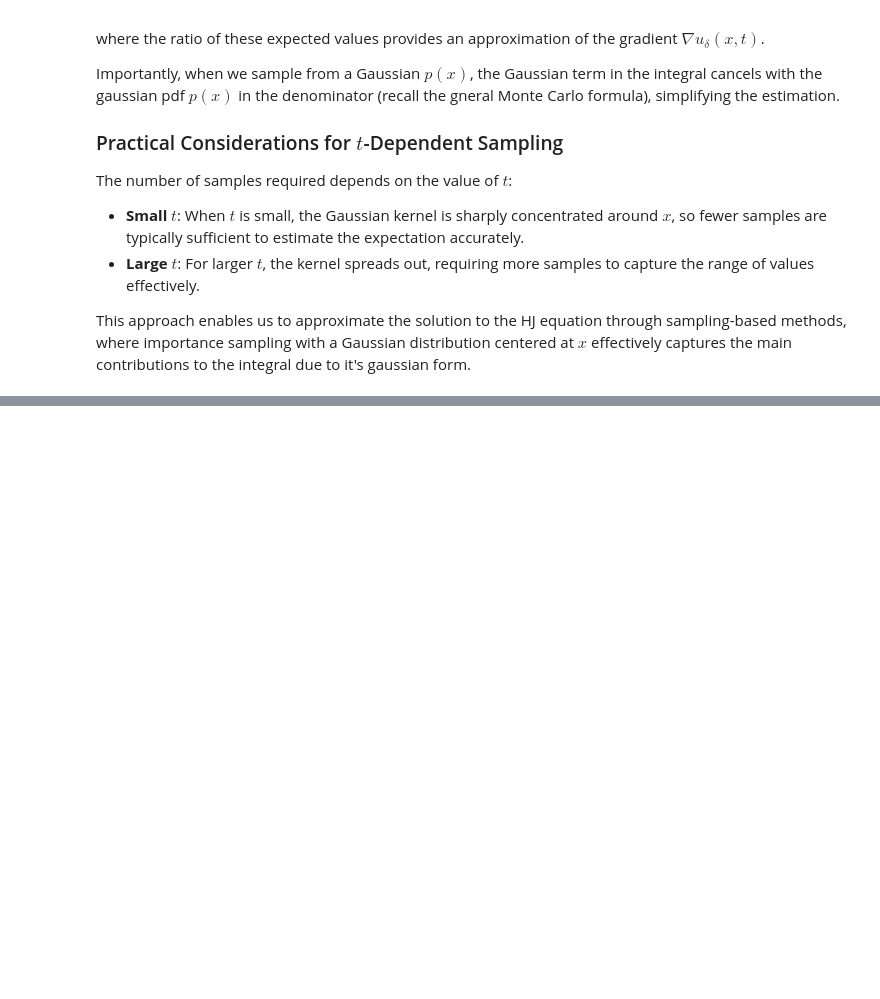
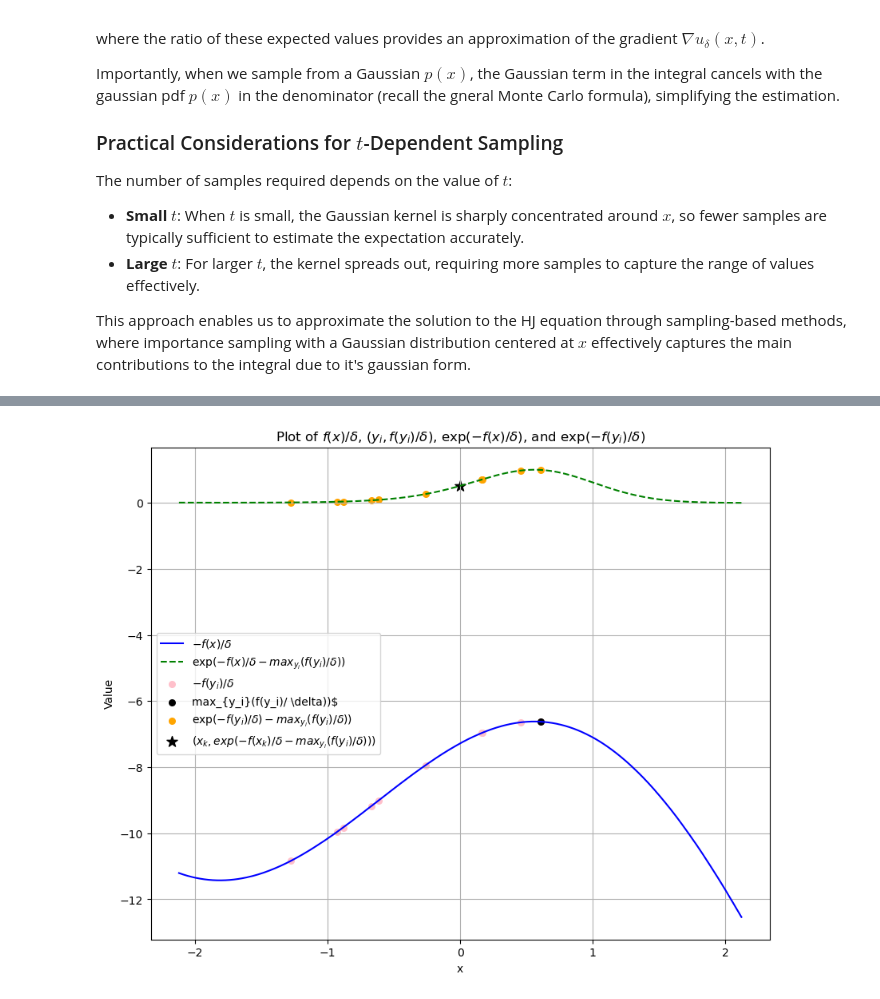
Before and after one commit to bryceshirley/hj-global-opt, a Jupyter notebook: monte_carlo_integration.ipynb, the cells around one changed output, grey strips where cells are left out. Saved outputs shown, nothing was run; the diff lists cells and outputs as text; code cells hidden in the pictures; blank space fills up the shorter version.

```diff
--- a/monte_carlo_integration.ipynb
+++ b/monte_carlo_integration.ipynb
@@ -424,0 +489,45 @@ This approach enables us to approximate the solution to the HJ equation through
+# %%
+# Calculate f(y_i) / delta for each sample
+exponents = minus_f_over_delta(y_samples, delta)
+max_exponent = np.max(exponents)
+max_index = np.argmax(exponents)
+
+# Define a range for x to plot the function
+x_range = np.linspace(x_k-3*standard_deviation, x_k+3*standard_deviation, 400)
+
+# Calculate f(x) / delta for the range of x
+exponents_range = minus_f_over_delta(x_range, delta)
+
+# Calculate exp(-f(x) / delta) and exp(-f(y_i) / delta) for each point
+exp_minus_f_over_delta = np.exp(exponents_range-max_exponent)
+exp_samples = np.exp(exponents-max_exponent)
+
+# Plotting
+plt.figure(figsize=(10, 8))
+
+# Plot -f(x) / delta
+plt.plot(x_range, exponents_range, label=r'$-f(x) / \delta$', color='blue')
+
+# Plot -f(x) / delta
+plt.scatter(y_samples, exponents, label=r'$-f(y_i) / \delta$', color='pink', s=30)
+plt.scatter(y_samples[max_index], max_exponent, label=r'max_{y_i}(f(y_i)/ \delta))$', color='black', s=30)
+
+# Plot exp(-f(x) / delta)
+plt.plot(x_range, exp_minus_f_over_delta, label=r'$\exp(-f(x) / \delta - max_{y_i}(f(y_i)/ \delta))$', color='green', linestyle='--')
+
+# Plot exp(-f(y_i) / delta) as scatter points
+plt.scatter(y_samples, exp_samples, color='orange', s=30, label=r'$\exp(-f(y_i) / \delta) - max_{y_i}(f(y_i)/ \delta))$')
+
+# Plot the points (x_k, f(x_k) / delta)
+plt.scatter(x_k, np.exp(minus_f_over_delta(x_k,delta)-max_exponent), color='black',marker='*', s=100,label=r'$(x_k, exp(-f(x_k) / \delta - max_{y_i}(f(y_i)/ \delta)))$')
+
+
+# Labels and legend
+plt.xlabel('x')
+plt.ylabel('Value')
+plt.title(r'Plot of $f(x) / \delta$, $(y_i, f(y_i) / \delta)$, $\exp(-f(x) / \delta)$, and $\exp(-f(y_i) / \delta)$')
+plt.legend()
+plt.grid(True)
+plt.show()
+# %% [output]
+[figure, added]
```
Also changed, not shown: parts of 13 cells of this notebook, 1 other file.
